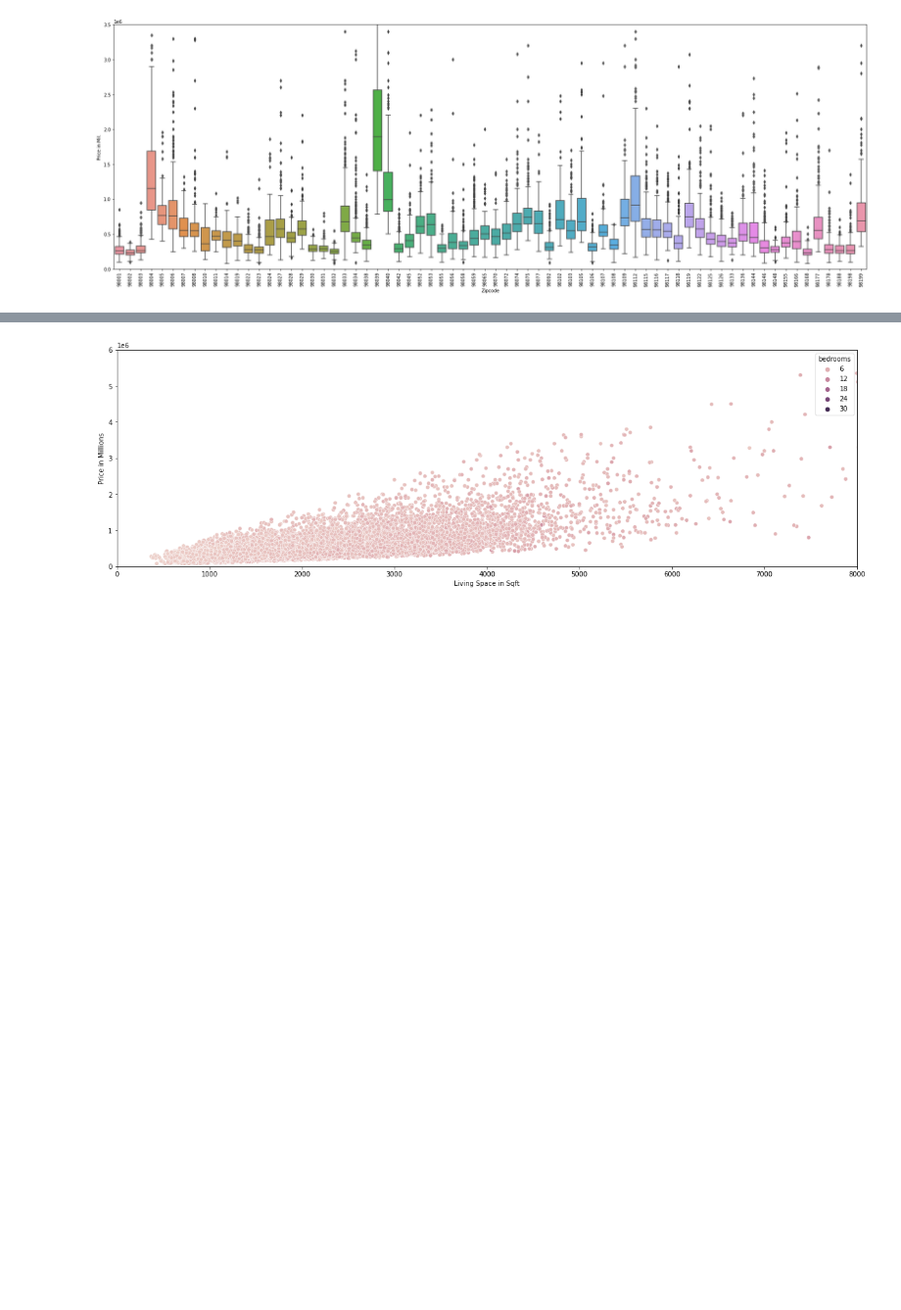
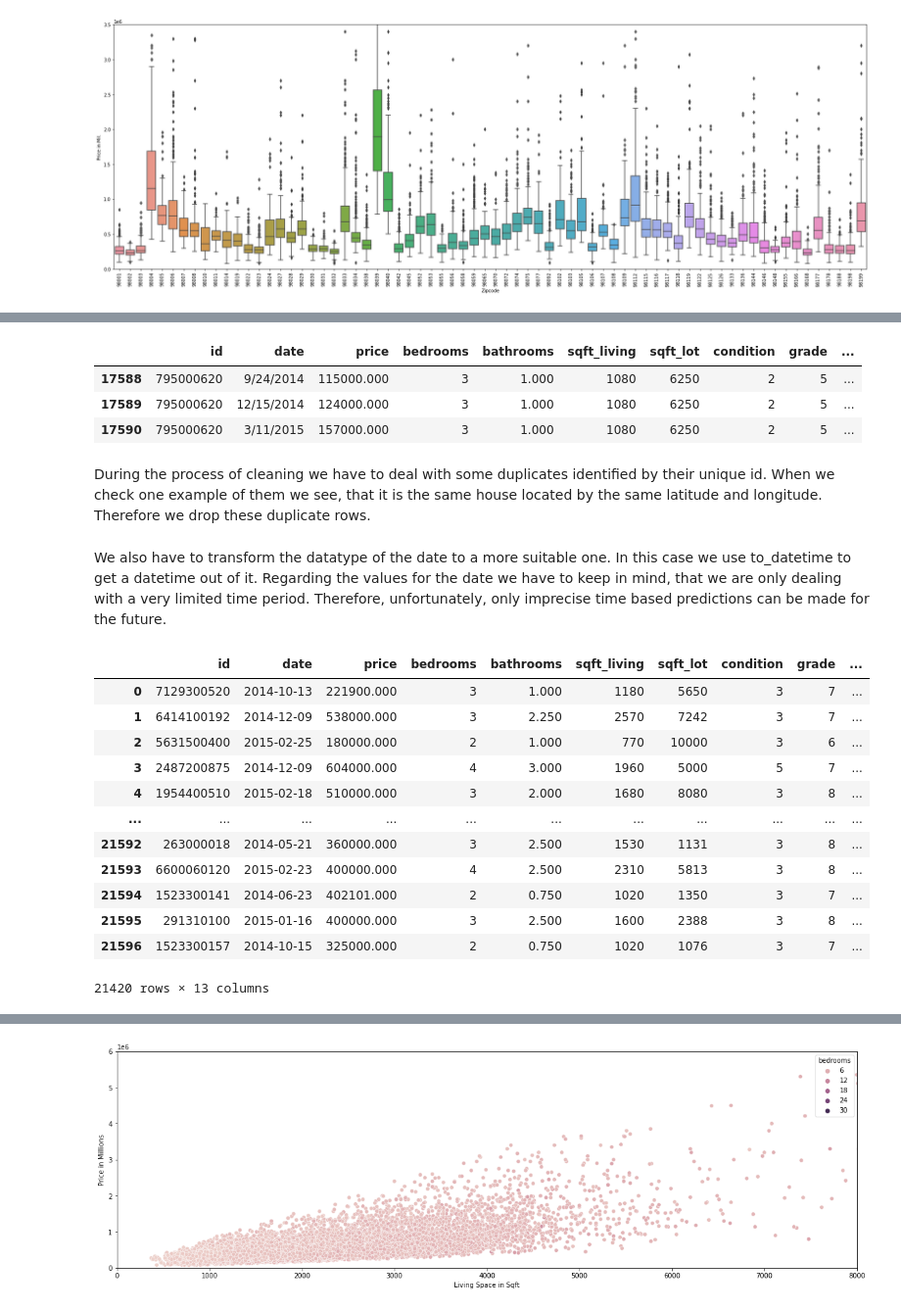
Before and after one commit to AndreasPriebe/DS-EDA-project, a Jupyter notebook: EDA.ipynb, the cells around one changed output, grey strips where cells are left out. Shown at 98% size. Drawn from its saved outputs; the diff is of its cells as text; code cells hidden in the pictures; blank space fills up the shorter version.

```diff
--- a/EDA.ipynb
+++ b/EDA.ipynb
@@ -211,0 +240,32 @@ plt.show()
+# %%
+# we check one of them to see whats going on
+df.query('id == 795000620')
+# %% [output]
+|  | id | date | price | bedrooms | bathrooms | sqft_living | sqft_lot | condition | grade | ... |
+| 17588 | 795000620 | 9/24/2014 | 115000.000 | 3 | 1.000 | 1080 | 6250 | 2 | 5 | ... |
+| 17589 | 795000620 | 12/15/2014 | 124000.000 | 3 | 1.000 | 1080 | 6250 | 2 | 5 | ... |
+| 17590 | 795000620 | 3/11/2015 | 157000.000 | 3 | 1.000 | 1080 | 6250 | 2 | 5 | ... |
+# %% [markdown]
+During the process of cleaning we have to deal with some duplicates identified by their unique id. When we check one example of them we see, that it is the same house located by the same latitude and longitude.
+Therefore we drop these duplicate rows.
+# %%
+houses = df.drop_duplicates(subset=['id'])
+# %% [markdown]
+We also have to transform the datatype of the date to a more suitable one. In this case we use to_datetime to get a datetime out of it. Regarding the values for the date we have to keep in mind, that we are only dealing with a very limited time period. Therefore, unfortunately, only imprecise time based predictions can be made for the future.
+# %%
+houses.date = pd.to_datetime(df.date, format='%m-%d-%y')
+houses
+# %% [output]
+|  | id | date | price | bedrooms | bathrooms | sqft_living | sqft_lot | condition | grade | ... |
+| 0 | 7129300520 | 2014-10-13 | 221900.000 | 3 | 1.000 | 1180 | 5650 | 3 | 7 | ... |
+| 1 | 6414100192 | 2014-12-09 | 538000.000 | 3 | 2.250 | 2570 | 7242 | 3 | 7 | ... |
+| 2 | 5631500400 | 2015-02-25 | 180000.000 | 2 | 1.000 | 770 | 10000 | 3 | 6 | ... |
+| 3 | 2487200875 | 2014-12-09 | 604000.000 | 4 | 3.000 | 1960 | 5000 | 5 | 7 | ... |
+| 4 | 1954400510 | 2015-02-18 | 510000.000 | 3 | 2.000 | 1680 | 8080 | 3 | 8 | ... |
+| ... | ... | ... | ... | ... | ... | ... | ... | ... | ... | ... |
+| 21592 | 263000018 | 2014-05-21 | 360000.000 | 3 | 2.500 | 1530 | 1131 | 3 | 8 | ... |
+| 21593 | 6600060120 | 2015-02-23 | 400000.000 | 4 | 2.500 | 2310 | 5813 | 3 | 8 | ... |
+| 21594 | 1523300141 | 2014-06-23 | 402101.000 | 2 | 0.750 | 1020 | 1350 | 3 | 7 | ... |
+| 21595 | 291310100 | 2015-01-16 | 400000.000 | 3 | 2.500 | 1600 | 2388 | 3 | 8 | ... |
+| 21596 | 1523300157 | 2014-10-15 | 325000.000 | 2 | 0.750 | 1020 | 1076 | 3 | 7 | ... |
+21420 rows × 13 columns
```
Also changed, not shown: parts of 18 cells of this notebook.
